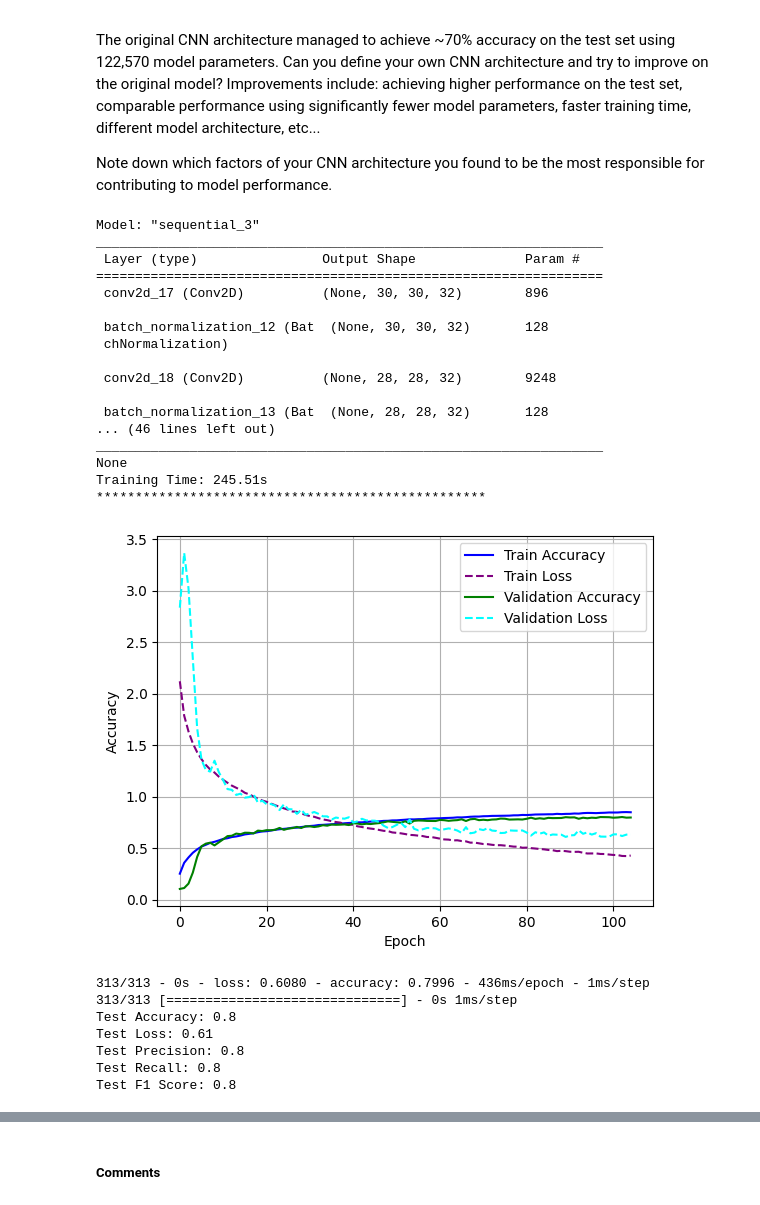
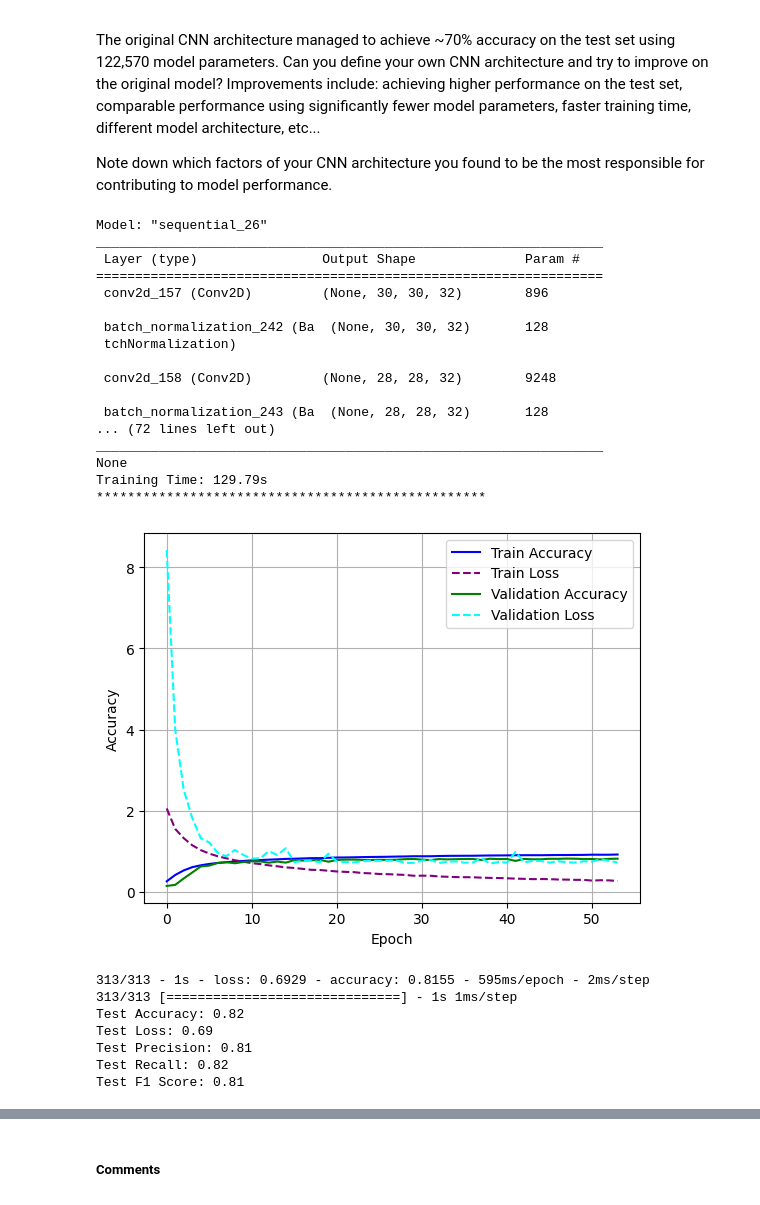
Before and after one commit to mbar0075/Advanced-Computer-Vision-for-AI, a Jupyter notebook: Individual Assignment/Assignment 2/cnn.ipynb, the cells around one changed output, grey strips where cells are left out. Drawn from its saved outputs; the diff is of its cells as text; code cells hidden in the pictures.

Commit message:
Updated Accuracy

```diff
--- a/Individual Assignment/Assignment 2/cnn.ipynb
+++ b/Individual Assignment/Assignment 2/cnn.ipynb
@@ -938,8 +938,8 @@ Note down which factors of your CNN architecture you found to be the most respon
 # Defining Custom CNN Model
 model = models.Sequential()
 
-# # Performing 2D Convolution + MaxPooling on the image, reducing its size.
-# # These extract the most important visual features from the image.
+# Performing 2D Convolution + MaxPooling on the image, reducing its size.
+# These extract the most important visual features from the image.
 model.add(layers.Conv2D(32, (3, 3), activation='elu', input_shape=(32, 32, 3)))
 model.add(layers.BatchNormalization()) # Adding BatchNormalization for regularization
 model.add(layers.Conv2D(32, (3, 3), activation='elu'))
@@ -953,48 +953,68 @@ model.add(layers.BatchNormalization()) # Adding BatchNormalization for regulariz
 model.add(layers.Conv2D(64, (3, 3), activation='elu'))
 model.add(layers.BatchNormalization()) # Adding BatchNormalization for regularization
 model.add(layers.MaxPooling2D((2, 2)))
 model.add(layers.Dropout(0.25)) # Adding Dropout for regularization
 
 # Performing 2D Convolution + MaxPooling on the image, reducing its size.
 model.add(layers.Conv2D(128, (3, 3), activation='elu'))
 model.add(layers.BatchNormalization()) # Adding BatchNormalization for regularization
 model.add(layers.Conv2D(128, (3, 3), activation='elu'))
 model.add(layers.BatchNormalization()) # Adding BatchNormalization for regularization
-model.add(layers.Dropout(0.25))# Adding Dropout for regularization
+model.add(layers.Dropout(0.25)) # Adding Dropout for regularization
 
 # Adding Dense/Fully-Connected Layers.
 model.add(layers.Flatten())
 model.add(layers.Dense(512, activation='relu'))
+model.add(layers.BatchNormalization()) # Adding BatchNormalization for regularization
 model.add(layers.Dropout(0.5)) # Adding Dropout for regularization
+
+# Adding Dense/Fully-Connected Layers.
+model.add(layers.Dense(256, activation='relu'))
+model.add(layers.BatchNormalization()) # Adding BatchNormalization for regularization
+model.add(layers.Dropout(0.5)) # Adding Dropout for regularization
+
+# Adding Dense/Fully-Connected Layers.
+model.add(layers.Dense(128, activation='relu'))
+model.add(layers.BatchNormalization()) # Adding BatchNormalization for regularization
+model.add(layers.Dropout(0.5)) # Adding Dropout for regularization
+
+# Adding Dense/Fully-Connected Layers.
+model.add(layers.Dense(64, activation='relu'))
+model.add(layers.BatchNormalization()) # Adding BatchNormalization for regularization
+model.add(layers.Dropout(0.5)) # Adding Dropout for regularization
+
+# Final Dense Layer (Output Layer having 10 neurons for 10 classes)
 model.add(layers.Dense(10))
 
+# Adding Softmax Activation to the output layer
+model.add(layers.Activation('softmax'))
 
 # Fitting the model
-fit(model,verbose=0, epochs=1000, optimizer=Adam(clipnorm=2.0, learning_rate=0.0001), batch_size=512, callbacks=EarlyStopping(monitor='val_loss', patience=15, restore_best_weights=True), colors=('blue','purple','green','cyan'), do_display=True, do_save=True, save_name='model')
+fit(model,verbose=0, epochs=1000, optimizer=Adam(clipnorm=3.0, learning_rate=0.007), batch_size=512, callbacks=EarlyStopping(monitor='val_loss', patience=15, restore_best_weights=True), colors=('blue','purple','green','cyan'), do_display=True, do_save=True, save_name='model')
 del model
 # %% [output]
-Model: "sequential_3"
+Model: "sequential_26"
 _________________________________________________________________
  Layer (type)                Output Shape              Param #
 =================================================================
- conv2d_17 (Conv2D)          (None, 30, 30, 32)        896
+ conv2d_157 (Conv2D)         (None, 30, 30, 32)        896
 
- batch_normalization_12 (Bat  (None, 30, 30, 32)       128
- chNormalization)
+ batch_normalization_242 (Ba  (None, 30, 30, 32)       128
+ tchNormalization)
 
- conv2d_18 (Conv2D)          (None, 28, 28, 32)        9248
+ conv2d_158 (Conv2D)         (None, 28, 28, 32)        9248
 
- batch_normalization_13 (Bat  (None, 28, 28, 32)       128
-... (46 lines left out)
+ batch_normalization_243 (Ba  (None, 28, 28, 32)       128
+... (72 lines left out)
 _________________________________________________________________
 None
-Training Time: 245.51s
+Training Time: 129.79s
 **************************************************
-[figure, old version]
+[figure, new version]
-313/313 - 0s - loss: 0.6080 - accuracy: 0.7996 - 436ms/epoch - 1ms/step
-313/313 [==============================] - 0s 1ms/step
-Test Accuracy: 0.8
-Test Loss: 0.61
-Test Precision: 0.8
-Test Recall: 0.8
-Test F1 Score: 0.8
+313/313 - 1s - loss: 0.6929 - accuracy: 0.8155 - 595ms/epoch - 2ms/step
+313/313 [==============================] - 1s 1ms/step
+Test Accuracy: 0.82
+Test Loss: 0.69
+Test Precision: 0.81
+Test Recall: 0.82
+Test F1 Score: 0.81
```
Also changed, not shown: parts of 2 cells of this notebook, 1 other file.
